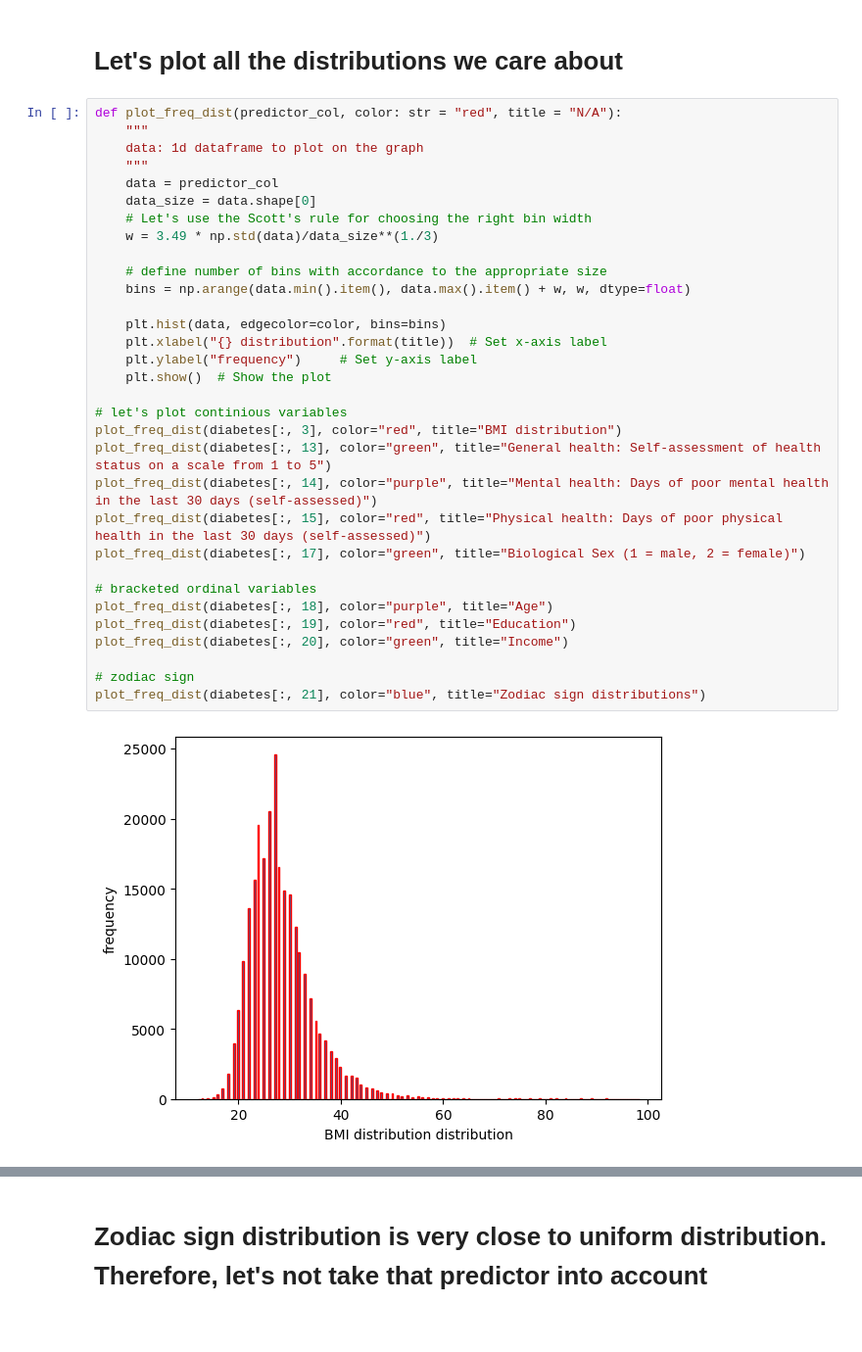
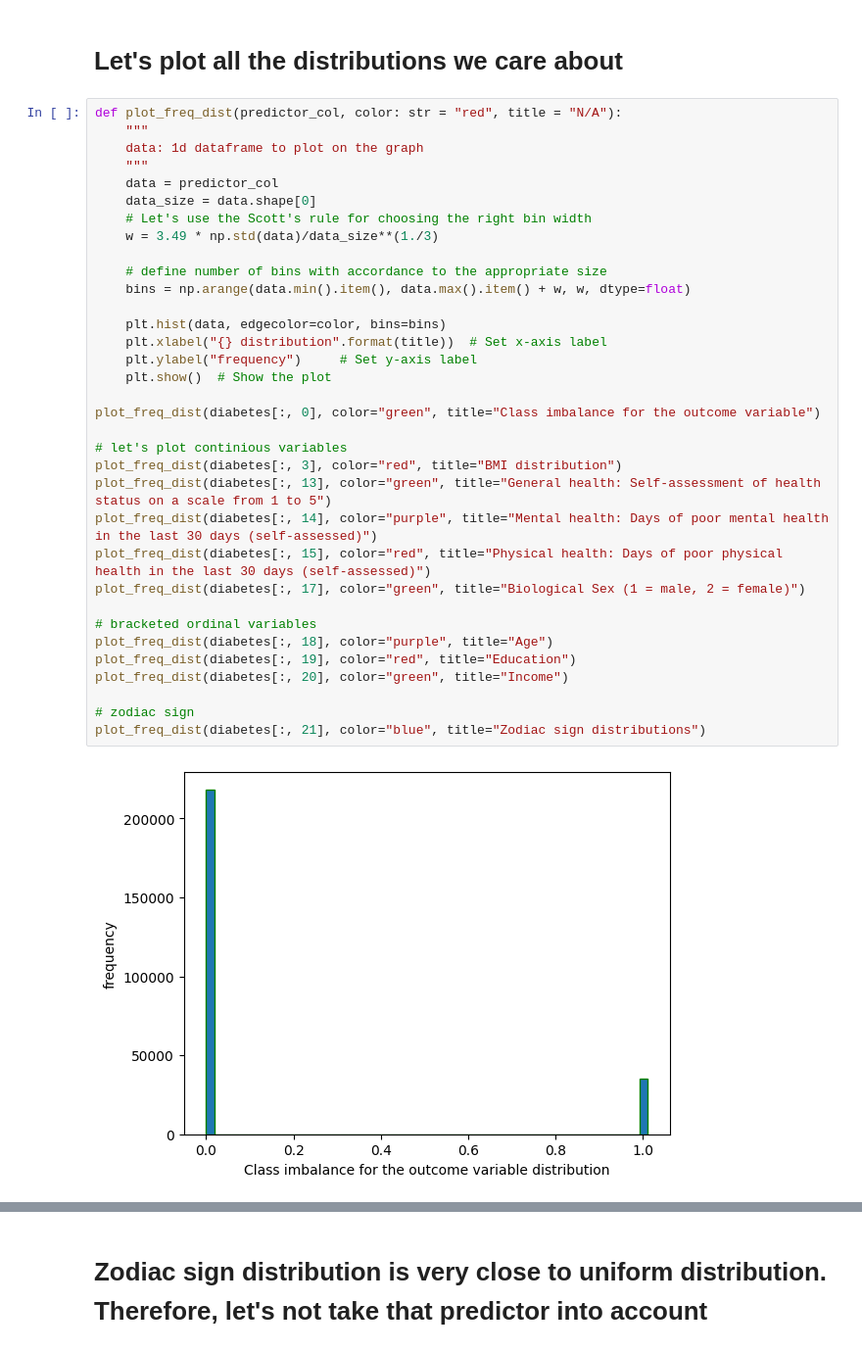
Before and after one commit to whykay-01/machine-learning, a Jupyter notebook: homeworks/hwk3/hwk-working.ipynb, the cells around one changed output, grey strips where cells are left out. Shown at 98% size. Saved outputs shown, nothing was run; the diff lists cells and outputs as text.

```diff
--- a/homeworks/hwk3/hwk-working.ipynb
+++ b/homeworks/hwk3/hwk-working.ipynb
@@ -34,31 +34,33 @@ def plot_freq_dist(predictor_col, color: str = "red", title = "N/A"):
     data: 1d dataframe to plot on the graph
     """
     data = predictor_col
     data_size = data.shape[0]
     # Let's use the Scott's rule for choosing the right bin width
     w = 3.49 * np.std(data)/data_size**(1./3)
 
     # define number of bins with accordance to the appropriate size
     bins = np.arange(data.min().item(), data.max().item() + w, w, dtype=float)
 
     plt.hist(data, edgecolor=color, bins=bins)
     plt.xlabel("{} distribution".format(title))  # Set x-axis label
     plt.ylabel("frequency")     # Set y-axis label
     plt.show()  # Show the plot
 
+plot_freq_dist(diabetes[:, 0], color="green", title="Class imbalance for the outcome variable")
+
 # let's plot continious variables
 plot_freq_dist(diabetes[:, 3], color="red", title="BMI distribution")
 plot_freq_dist(diabetes[:, 13], color="green", title="General health: Self-assessment of health status on a scale from 1 to 5")
 plot_freq_dist(diabetes[:, 14], color="purple", title="Mental health: Days of poor mental health in the last 30 days (self-assessed)")
 plot_freq_dist(diabetes[:, 15], color="red", title="Physical health: Days of poor physical health in the last 30 days (self-assessed)")
 plot_freq_dist(diabetes[:, 17], color="green", title="Biological Sex (1 = male, 2 = female)")
 
 # bracketed ordinal variables
 plot_freq_dist(diabetes[:, 18], color="purple", title="Age")
 plot_freq_dist(diabetes[:, 19], color="red", title="Education")
 plot_freq_dist(diabetes[:, 20], color="green", title="Income")
 
 # zodiac sign
 plot_freq_dist(diabetes[:, 21], color="blue", title="Zodiac sign distributions")
 # %% [output]
-[figure, old version]
+[figure, new version]
```
Also changed, not shown: parts of 6 cells of this notebook, 1 other file.
